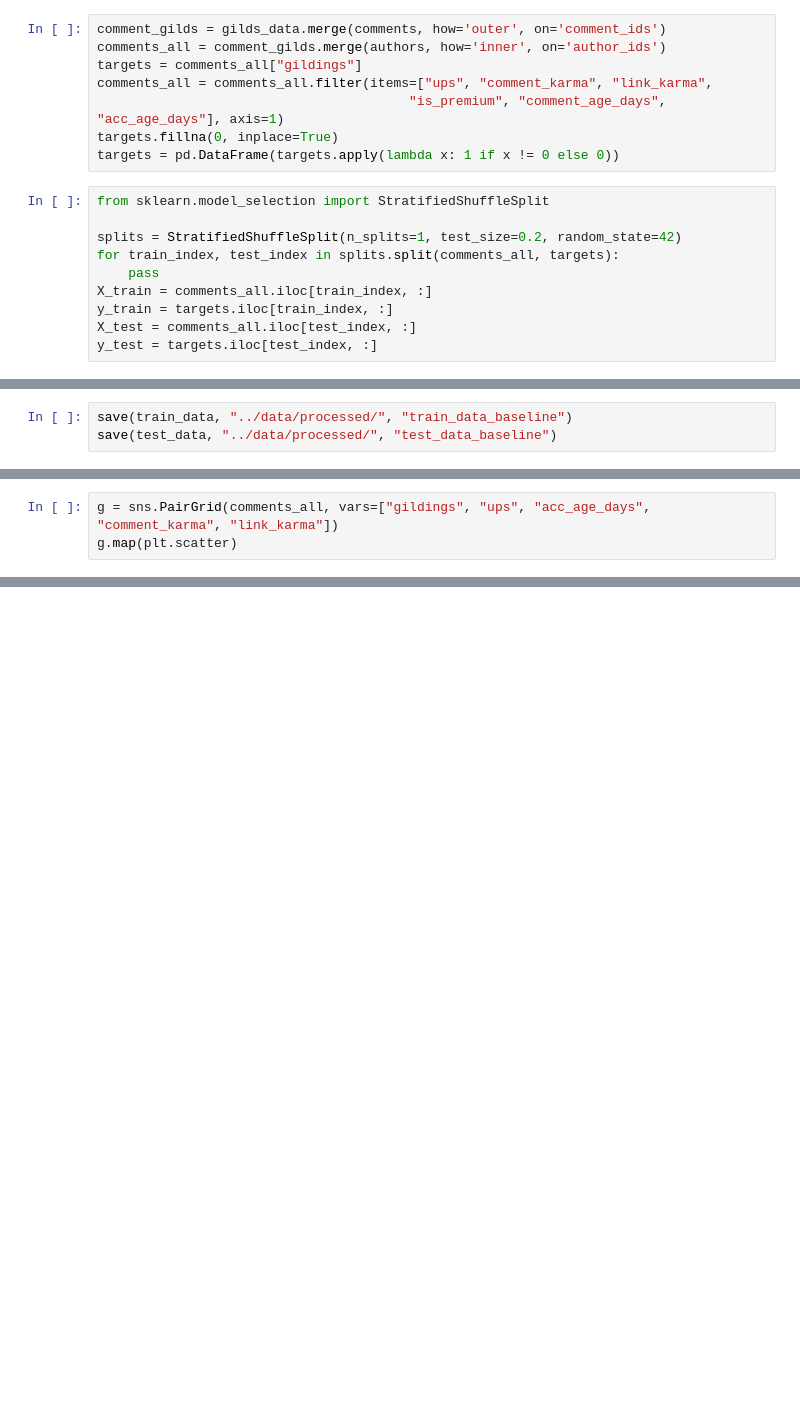
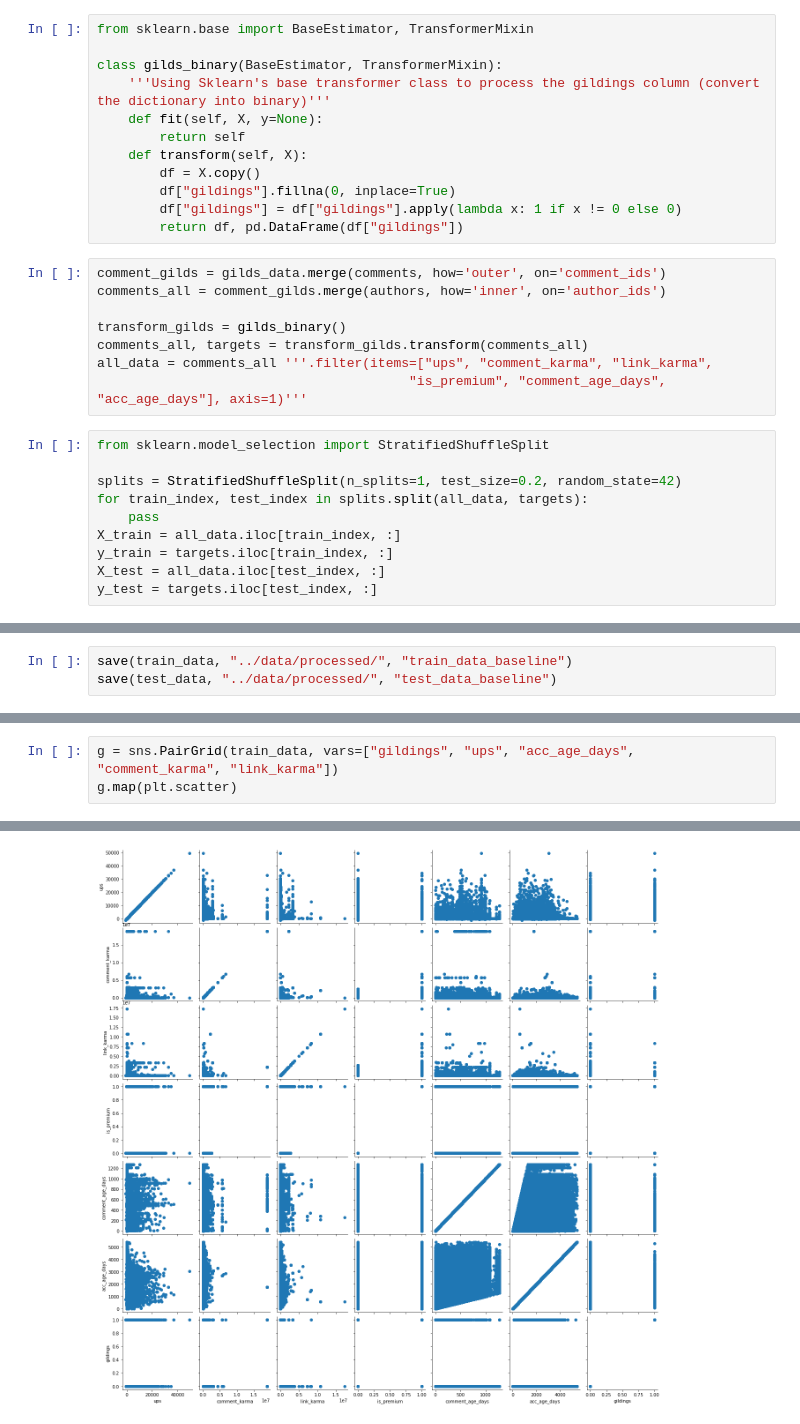
Before and after one commit to Jacobjeevan/Reddit-Gild-Predictor, a Jupyter notebook: notebooks/Baseline_EDA.ipynb, the cells around one changed output, grey strips where cells are left out. Saved outputs shown, nothing was run; the diff lists cells and outputs as text; blank space fills up the shorter version.

Commit message:
more modifications; adding splitting etc

```diff
--- a/notebooks/Baseline_EDA.ipynb
+++ b/notebooks/Baseline_EDA.ipynb
@@ -56,23 +56,35 @@ authors = process_dates(authors_data, "acc_age_days")
 comments = process_dates(comments_data, "comment_age_days")
 # %% [markdown]
 For a baseline model, we will work with binary classification (whether a comment is gilded or not). For that, we need to do slightly different transformations, and since there's a large imbalance (gilded vs not gilded comments), we will have to transform the full data and then use stratified sampling.
+# %%
+from sklearn.base import BaseEstimator, TransformerMixin
+
+class gilds_binary(BaseEstimator, TransformerMixin):
+    '''Using Sklearn's base transformer class to process the gildings column (convert the dictionary into binary)'''
+    def fit(self, X, y=None):
+        return self
+    def transform(self, X):
+        df = X.copy()
+        df["gildings"].fillna(0, inplace=True)
+        df["gildings"] = df["gildings"].apply(lambda x: 1 if x != 0 else 0)
+        return df, pd.DataFrame(df["gildings"])
 # %%
 comment_gilds = gilds_data.merge(comments, how='outer', on='comment_ids')
 comments_all = comment_gilds.merge(authors, how='inner', on='author_ids')
-targets = comments_all["gildings"]
-comments_all = comments_all.filter(items=["ups", "comment_karma", "link_karma",
-                                        "is_premium", "comment_age_days", "acc_age_days"], axis=1)
-targets.fillna(0, inplace=True)
-targets = pd.DataFrame(targets.apply(lambda x: 1 if x != 0 else 0))
+
+transform_gilds = gilds_binary()
+comments_all, targets = transform_gilds.transform(comments_all)
+all_data = comments_all '''.filter(items=["ups", "comment_karma", "link_karma",
+                                        "is_premium", "comment_age_days", "acc_age_days"], axis=1)'''
 # %%
 from sklearn.model_selection import StratifiedShuffleSplit
 
 splits = StratifiedShuffleSplit(n_splits=1, test_size=0.2, random_state=42)
-for train_index, test_index in splits.split(comments_all, targets):
+for train_index, test_index in splits.split(all_data, targets):
     pass
-X_train = comments_all.iloc[train_index, :]
+X_train = all_data.iloc[train_index, :]
 y_train = targets.iloc[train_index, :]
-X_test = comments_all.iloc[test_index, :]
+X_test = all_data.iloc[test_index, :]
 y_test = targets.iloc[test_index, :]
 # %%
 assert len(X_train) == len(y_train)
@@ -86,3 +114,4 @@ save(test_data, "../data/processed/", "test_data_baseline")
 # %%
-g = sns.PairGrid(comments_all, vars=["gildings", "ups", "acc_age_days", "comment_karma", "link_karma"])
+g = sns.PairGrid(train_data, vars=["gildings", "ups", "acc_age_days", "comment_karma", "link_karma"])
 g.map(plt.scatter)
+# %% [output]
@@ -88,0 +119 @@ g.map(plt.scatter)
+[figure, added]
```
Also changed, not shown: parts of 3 cells of this notebook, 1 other file.
